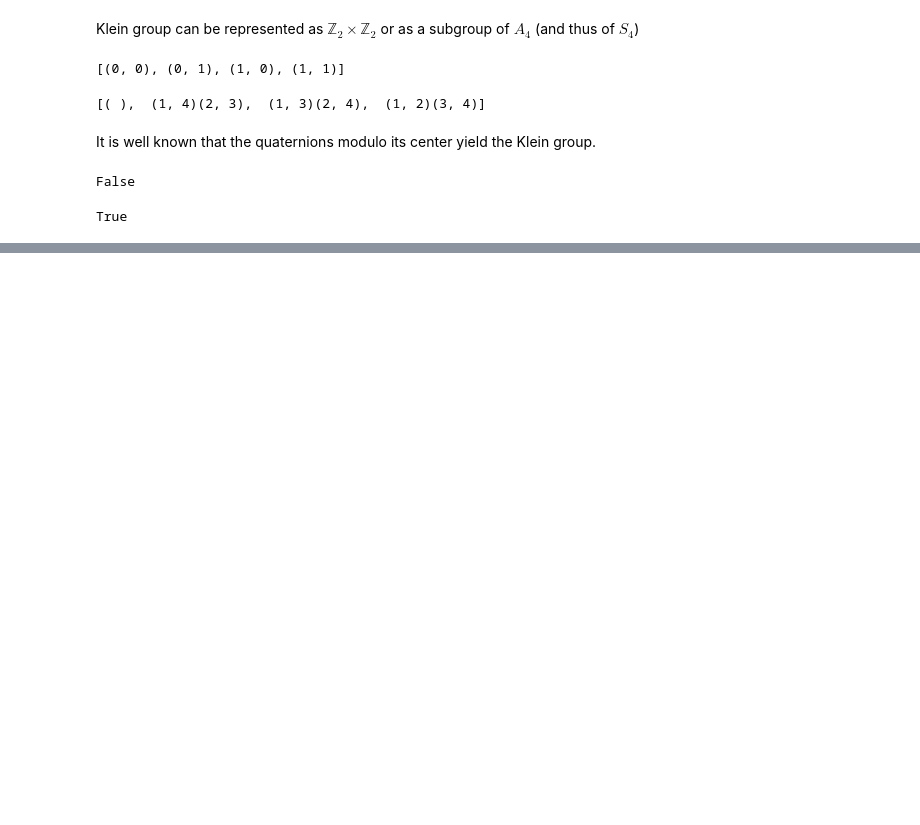
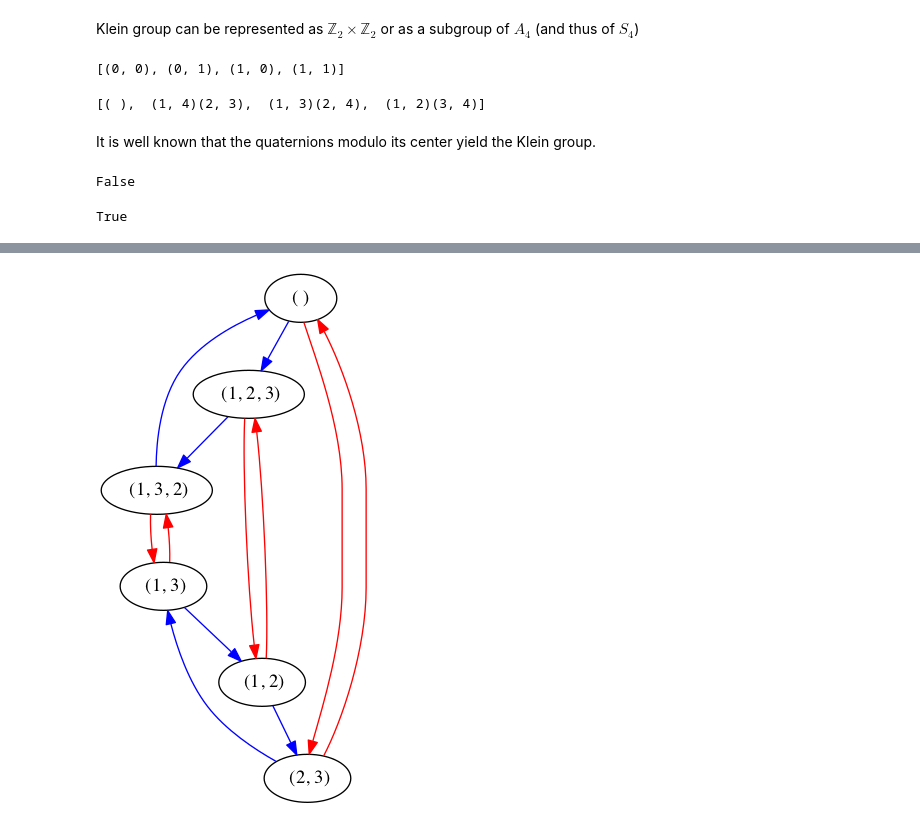
Before and after one commit to pedritomelenas/Algebra-II, a Jupyter notebook: Grupos/absalg-new/Tutorial.ipynb, the cells around one changed output, grey strips where cells are left out. Saved outputs shown, nothing was run; the diff lists cells and outputs as text; code cells hidden in the pictures; blank space fills up the shorter version.

```diff
--- a/Grupos/absalg-new/Tutorial.ipynb
+++ b/Grupos/absalg-new/Tutorial.ipynb
@@ -463,0 +508,17 @@ True
+# %%
+G=SymmetricGroup(3)
+A=nx.DiGraph()
+p=G(permutation([1,3,2]))
+q=G(permutation([2,3,1]))
+vertices=[repr(a) for a in G]
+A.add_nodes_from(vertices)
+edges1=[(repr(a),repr(b)) for a in G for b in G if b==a*p]
+edges2=[(repr(a),repr(b)) for a in G for b in G if b==a*q]
+A.add_edges_from(edges1,color='red')
+A.add_edges_from(edges2,color='blue')
+# %%
+d=nx.to_pydot(A)
+png_str = d.create_png()
+Image(data=png_str)
+# %% [output]
+[figure, added]
```
Also changed, not shown: parts of 25 cells of this notebook.
